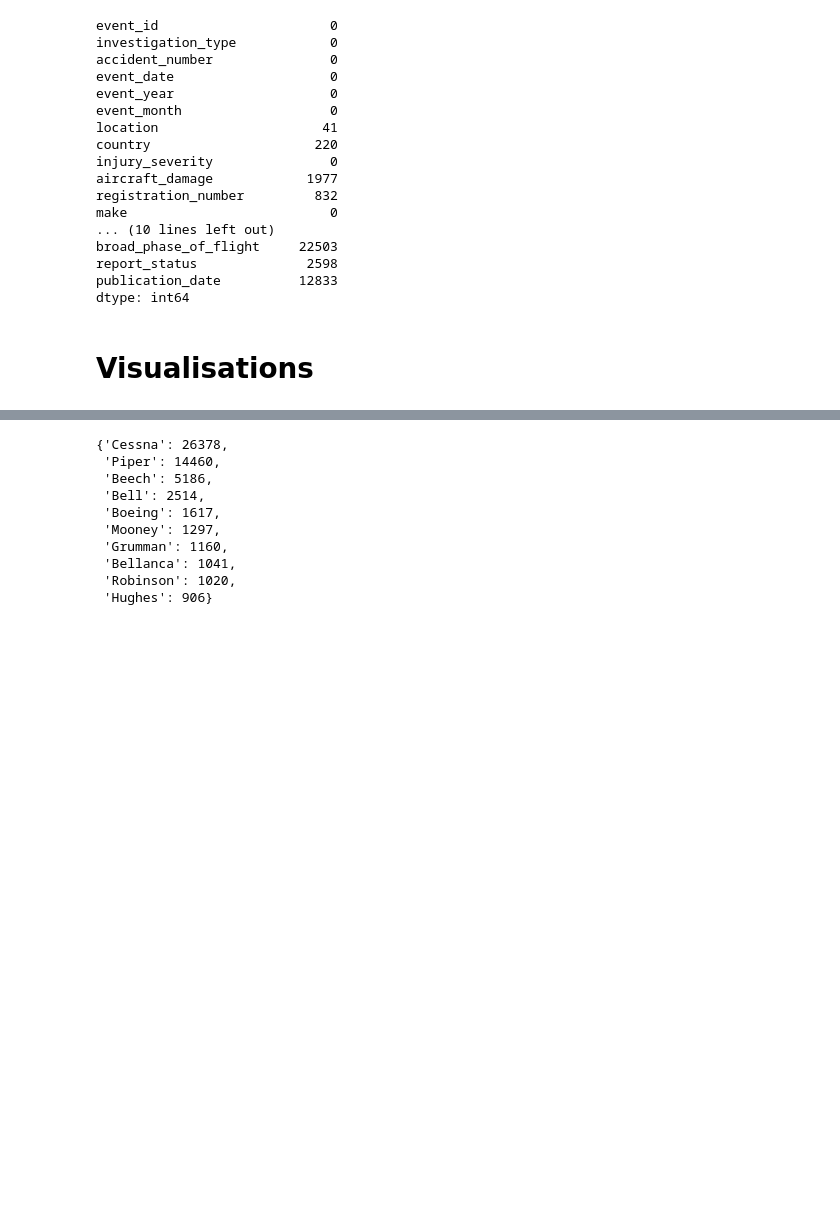
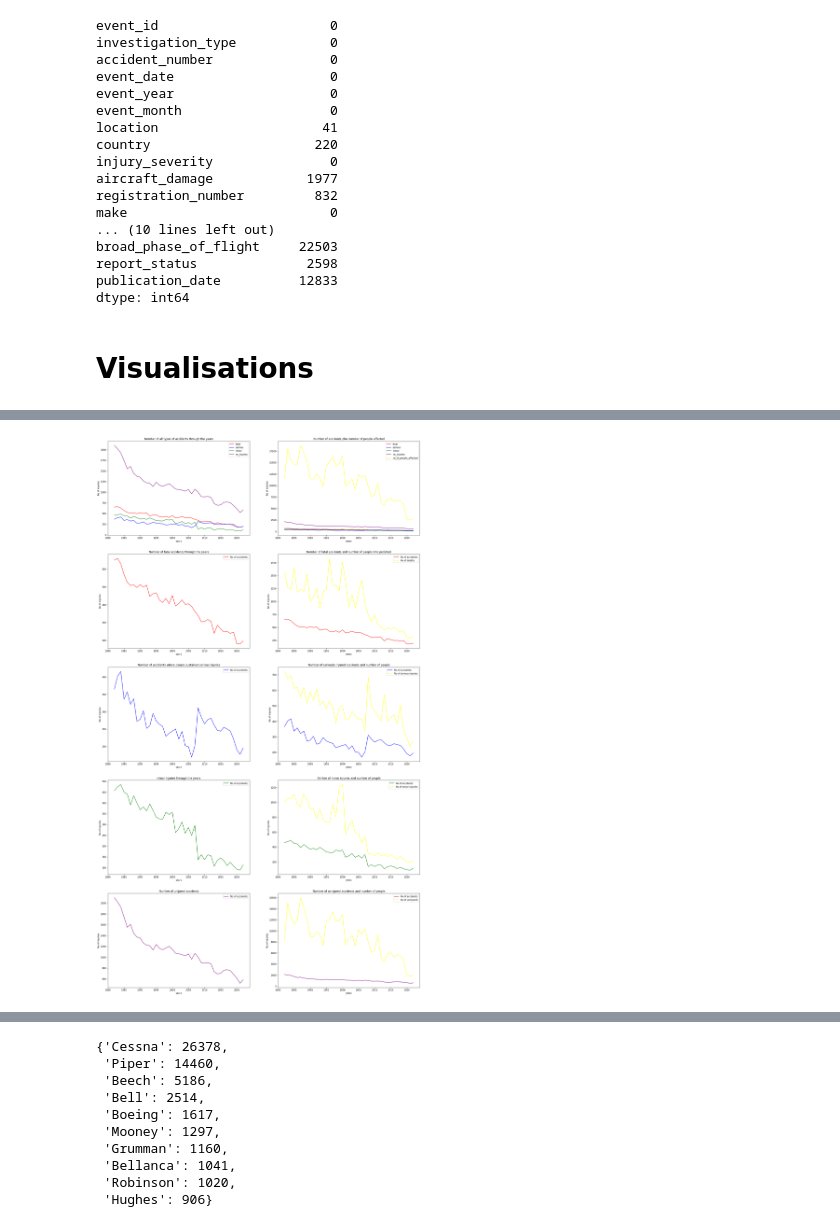
Before and after one commit to stephenmungai/phase1_project, a Jupyter notebook: index.ipynb, the cells around one changed output, grey strips where cells are left out. Saved outputs shown, nothing was run; the diff lists cells and outputs as text; code cells hidden in the pictures; blank space fills up the shorter version.

```diff
--- a/index.ipynb
+++ b/index.ipynb
@@ -958,0 +1011,90 @@ cleaned_aviation_data_df.head()
+# %%
+#group the no of people injured by year
+dist_of_injuries_1=cleaned_aviation_data_df.groupby('event_year')['total_fatal_injuries','total_serious_injuries','total_minor_injuries','total_uninjured'].sum()
+# %%
+dist_of_injuries_1=dist_of_injuries_1.loc[1982:]
+# %%
+#Creating a new column of no of people affected by the year
+dist_of_injuries_1['people_affected']=dist_of_injuries_1['total_fatal_injuries']+dist_of_injuries_1['total_serious_injuries']+dist_of_injuries_1['total_minor_injuries']+dist_of_injuries_1['total_uninjured']
+# %%
+#grouping the type of accident by the year
+grouped_by_severity = cleaned_aviation_data_df.groupby(['event_year','injury_severity']).size().unstack()
+grouped_by_severity=grouped_by_severity.loc[1982:]
+
+fig,ax=plt.subplots(5,2,figsize=(25,45))
+
+
+ax[0][0].plot(grouped_by_severity.index,grouped_by_severity['fatal'], label='fatal',color='red')
+ax[0][0].plot(grouped_by_severity.index,grouped_by_severity['serious'],label='serious',color='blue')
+ax[0][0].plot(grouped_by_severity.index,grouped_by_severity['minor'],label='minor',color='green')
+ax[0][0].plot(grouped_by_severity.index,grouped_by_severity['no_injuries'],label='no_injuries',color='purple')
+ax[0][0].set_title("Number of all types of accidents through the years")
+ax[0][0].set_xlabel("years")
+ax[0][0].set_ylabel("No of injuries")
+ax[0][0].legend()
+
+ax[0][1].plot(grouped_by_severity.index,grouped_by_severity['fatal'], label='fatal',color='red')
+ax[0][1].plot(grouped_by_severity.index,grouped_by_severity['serious'],label='serious',color='blue')
+ax[0][1].plot(grouped_by_severity.index,grouped_by_severity['minor'],label='minor',color='green')
+ax[0][1].plot(grouped_by_severity.index,grouped_by_severity['no_injuries'],label='no_injuries',color='purple')
+ax[0][1].plot(dist_of_injuries_1.index,dist_of_injuries_1['people_affected'],label='no_of_people_affected',color='yellow')
+ax[0][1].set_title("Number of accidents plus number of people affected")
+ax[0][1].set_xlabel("years")
+ax[0][1].set_ylabel("No of injuries")
+ax[0][1].legend()
+
+ax[1][0].plot(grouped_by_severity.index,grouped_by_severity['fatal'],color='red',label="No of accidents")
+ax[1][0].set_title("Number of fatal accidents through the years")
+ax[1][0].set_xlabel("years")
+ax[1][0].set_ylabel("No of injuries")
+ax[1][0].legend()
+
+ax[1][1].plot(grouped_by_severity.index,grouped_by_severity['fatal'],color='red',label="No of accidents")
+ax[1][1].plot(dist_of_injuries_1.index,dist_of_injuries_1['total_fatal_injuries'],color='yellow',label="No of deaths")
+ax[1][1].set_title("Number of fatal accidents and number of people who perished")
+ax[1][1].set_xlabel("years")
+ax[1][1].set_ylabel("No of injuries")
+ax[1][1].legend()
+
+ax[2][0].plot(grouped_by_severity.index,grouped_by_severity['serious'],color='blue',label='No of accidents')
+ax[2][0].set_title('Number of accidents where people sustained serious injuries')
+ax[2][0].set_xlabel("years")
+ax[2][0].set_ylabel("No of injuries")
+ax[2][0].legend()
+
+ax[2][1].plot(grouped_by_severity.index,grouped_by_severity['serious'],color='blue',label='No of accidents')
+ax[2][1].plot(dist_of_injuries_1.index,dist_of_injuries_1['total_serious_injuries'],color='yellow',label="No of serious injuries")
+ax[2][1].set_title('Number of seriously injured accidents and number of people')
+ax[2][1].set_xlabel("years")
+ax[2][1].set_ylabel("No of injuries")
+ax[2][1].legend()
+
+ax[3][0].plot(grouped_by_severity.index,grouped_by_severity['minor'],color='green',label="No of accidents")
+ax[3][0].set_title("minor injuries through the years")
+ax[3][0].set_xlabel("years")
+ax[3][0].set_ylabel("No of injuries")
+ax[3][0].legend()
+
+ax[3][1].plot(grouped_by_severity.index,grouped_by_severity['minor'],color='green',label="No of accidents")
+ax[3][1].plot(dist_of_injuries_1.index,dist_of_injuries_1['total_minor_injuries'],color='yellow',label="No of minor injuries")
+ax[3][1].set_title("Nimber of minor injuries and number of people")
+ax[3][1].set_xlabel("years")
+ax[3][1].set_ylabel("No of injuries")
+ax[3][1].legend()
+
+ax[4][0].plot(grouped_by_severity.index,grouped_by_severity['no_injuries'],color='purple',label="No of accidents")
+ax[4][0].set_title("Number of unijured accidents")
+ax[4][0].set_xlabel("years")
+ax[4][0].set_ylabel("No of injuries")
+ax[4][0].legend()
+
+ax[4][1].plot(grouped_by_severity.index,grouped_by_severity['no_injuries'],color='purple',label="No of accidents")
+ax[4][1].plot(dist_of_injuries_1.index,dist_of_injuries_1['total_uninjured'],color='yellow',label="No of uninjured")
+ax[4][1].set_title("Number of uninjured accidents and number of people")
+ax[4][1].set_xlabel("years")
+ax[4][1].set_ylabel("No of injuries")
+ax[4][1].legend()
+
+plt.show();
+# %% [output]
+[figure, added]
```
Also changed, not shown: parts of 26 cells of this notebook.
